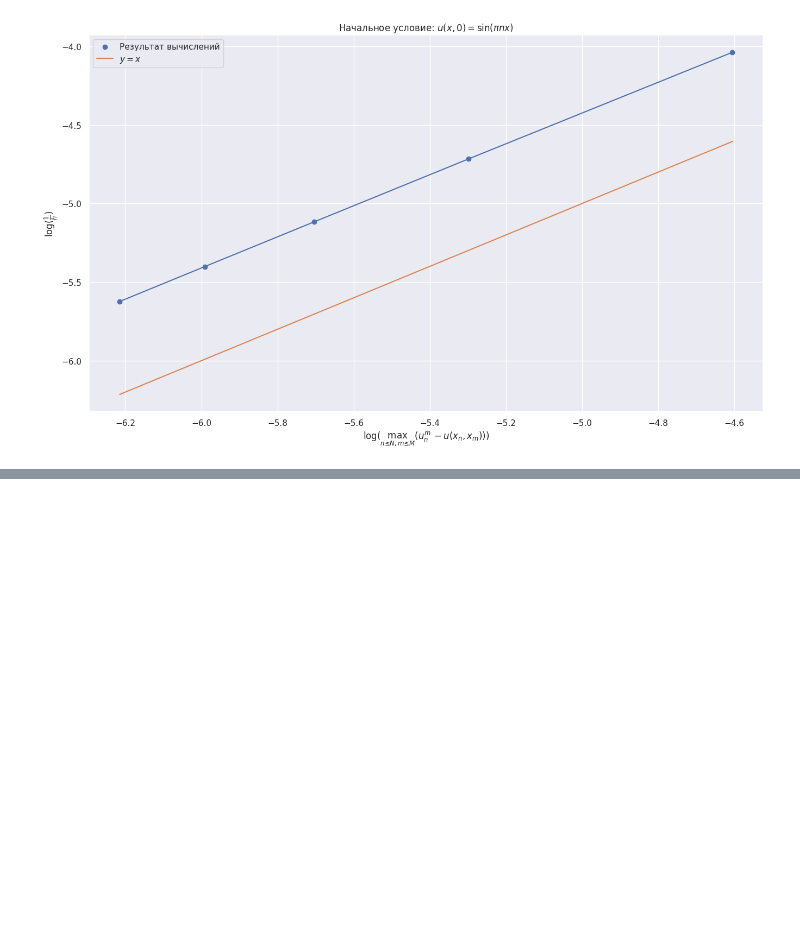
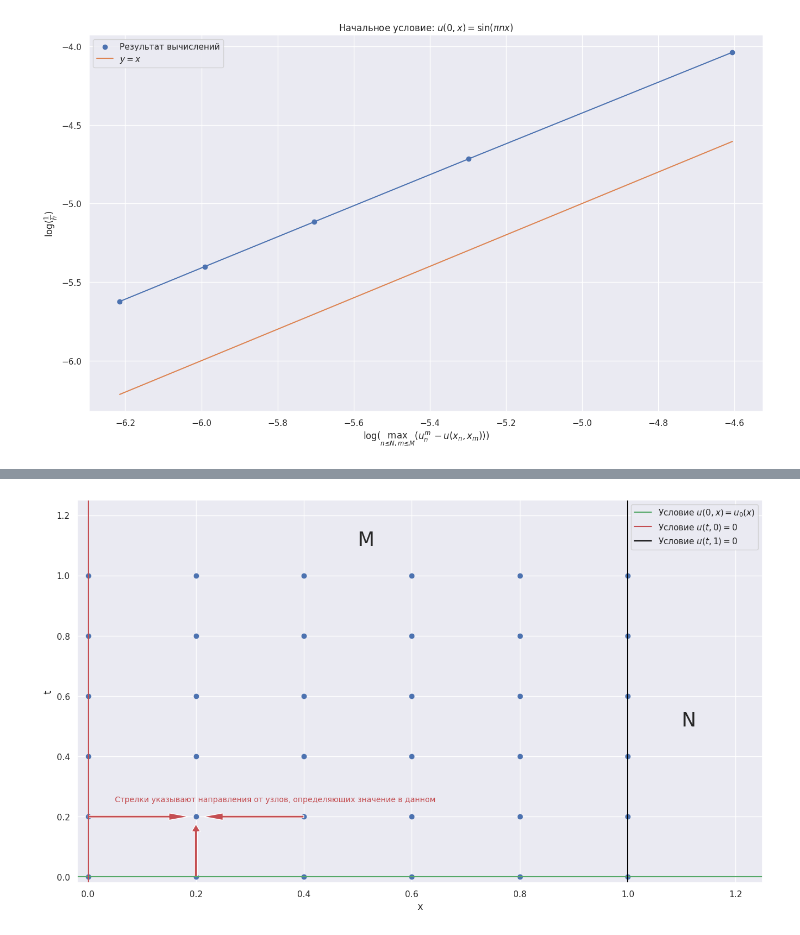
Before and after one commit to VsevolodZaostrovsky/NumericalMethods, a Jupyter notebook: PDE/Code/Pictures.ipynb, the cells around one changed output, grey strips where cells are left out. Drawn from its saved outputs; the diff is of its cells as text; code cells hidden in the pictures; blank space fills up the shorter version.

```diff
--- a/PDE/Code/Pictures.ipynb
+++ b/PDE/Code/Pictures.ipynb
@@ -105,0 +75,21 @@ plt.savefig("OrderCon.pdf")
+# %%
+x = np.meshgrid(np.linspace(0, 1, 6), np.linspace(0, 1, 6))
+y = np.vstack(list(map(np.ravel, x)))
+plt.scatter(y[0], y[1])
+plt.axhline (y=0, c="g",     label=r"Условие $u(0, x) = u_0(x)$")
+plt.axvline (x=0, c="r",     label=r"Условие $u(t, 0) = 0$")
+plt.axvline (x=1, c="black", label=r"Условие $u(t, 1) = 0$")
+plt.text(0.5, 1.1, "M", fontsize=25)
+plt.text(1.1, 0.5, "N", fontsize=25)
+plt.arrow (x= 0 , y= 0.2 ,   dx= 0.15 ,  dy= 0.  , facecolor="r" ,  width= .008  )
+plt.arrow (x= 0.2 , y= 0 ,   dx= 0. ,    dy= 0.15, facecolor="r" ,  width= .0055 )
+plt.arrow (x= 0.4 , y= 0.2 , dx= -0.15 , dy= 0.  , facecolor="r" ,  width= .008  )
+plt.text(0.05, 0.25, "Стрелки указывают направления от узлов, определяющих значение в данном", c="r",fontsize=10)
+plt.xlabel("x")
+plt.ylabel("t")
+plt.xlim(-0.02, 1.25)
+plt.ylim(-0.02, 1.25)
+plt.legend()
+plt.savefig("scheme.pdf")
+# %% [output]
+[figure, added]
```
Also changed, not shown: parts of 12 cells of this notebook, 13 other files.
